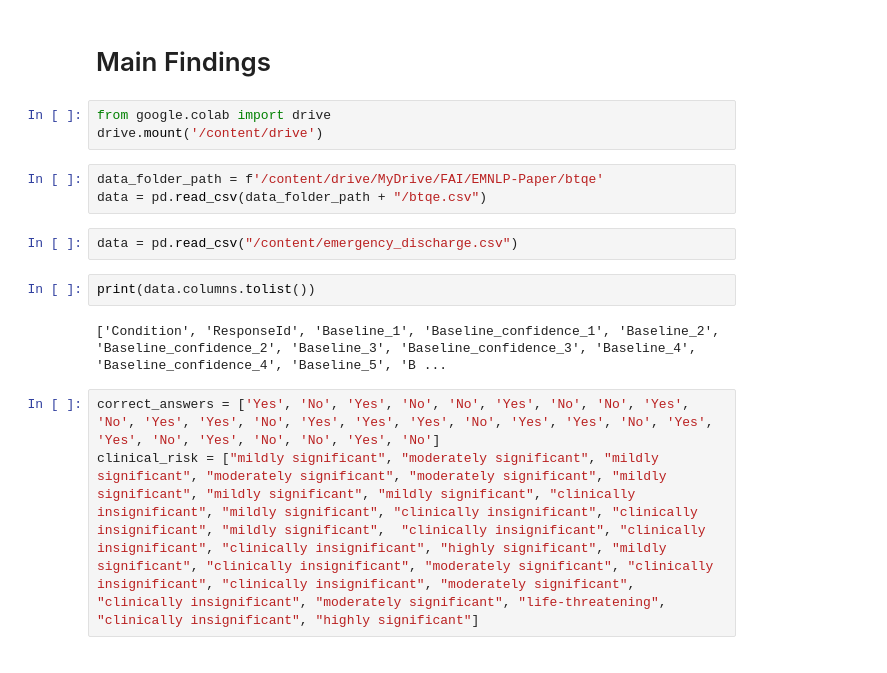
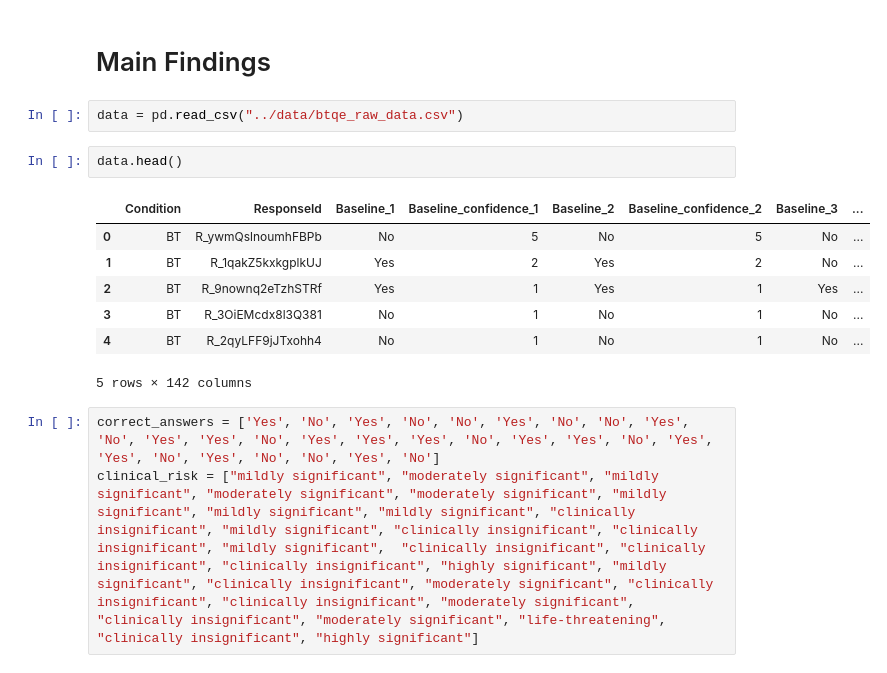
Before and after one commit to n-mehandru/PhysicianQE, a Jupyter notebook: code/plots.ipynb, the cells around one changed output. Drawn from its saved outputs; the diff is of its cells as text.

```diff
--- a/code/plots.ipynb
+++ b/code/plots.ipynb
@@ -29,18 +29,18 @@ matplotlib.rcParams['figure.dpi'] = 300
 sns.set_style("dark")
 # %% [markdown]
 # Main Findings
-# %%
-from google.colab import drive
-drive.mount('/content/drive')
-# %%
-data_folder_path = f'/content/drive/MyDrive/FAI/EMNLP-Paper/btqe'
-data = pd.read_csv(data_folder_path + "/btqe.csv")
 # %%
-data = pd.read_csv("/content/emergency_discharge.csv")
+data = pd.read_csv("../data/btqe_raw_data.csv")
-# %%
-print(data.columns.tolist())
-# %% [output]
-['Condition', 'ResponseId', 'Baseline_1', 'Baseline_confidence_1', 'Baseline_2', 'Baseline_confidence_2', 'Baseline_3', 'Baseline_confidence_3', 'Baseline_4', 'Baseline_confidence_4', 'Baseline_5', 'B ...
+# %%
+data.head()
+# %% [output]
+|  | Condition | ResponseId | Baseline_1 | Baseline_confidence_1 | Baseline_2 | Baseline_confidence_2 | Baseline_3 | ... |
+| 0 | BT | R_ywmQslnoumhFBPb | No | 5 | No | 5 | No | ... |
+| 1 | BT | R_1qakZ5kxkgplkUJ | Yes | 2 | Yes | 2 | No | ... |
+| 2 | BT | R_9nownq2eTzhSTRf | Yes | 1 | Yes | 1 | Yes | ... |
+| 3 | BT | R_3OiEMcdx8l3Q381 | No | 1 | No | 1 | No | ... |
+| 4 | BT | R_2qyLFF9jJTxohh4 | No | 1 | No | 1 | No | ... |
+5 rows × 142 columns
 # %%
 correct_answers = ['Yes', 'No', 'Yes', 'No', 'No', 'Yes', 'No', 'No', 'Yes', 'No', 'Yes', 'Yes', 'No', 'Yes', 'Yes', 'Yes', 'No', 'Yes', 'Yes', 'No', 'Yes', 'Yes', 'No', 'Yes', 'No', 'No', 'Yes', 'No']
 clinical_risk = ["mildly significant", "moderately significant", "mildly significant", "moderately significant", "moderately significant", "mildly significant", "mildly significant", "mildly significant", "clinically insignificant", "mildly significant", "clinically insignificant", "clinically insignificant", "mildly significant",  "clinically insignificant", "clinically insignificant", "clinically insignificant", "highly significant", "mildly significant", "clinically insignificant", "moderately significant", "clinically insignificant", "clinically insignificant", "moderately significant", "clinically insignificant", "moderately significant", "life-threatening", "clinically insignificant", "highly significant"]
```
Also changed, not shown: parts of 17 cells of this notebook, 1 other file.
